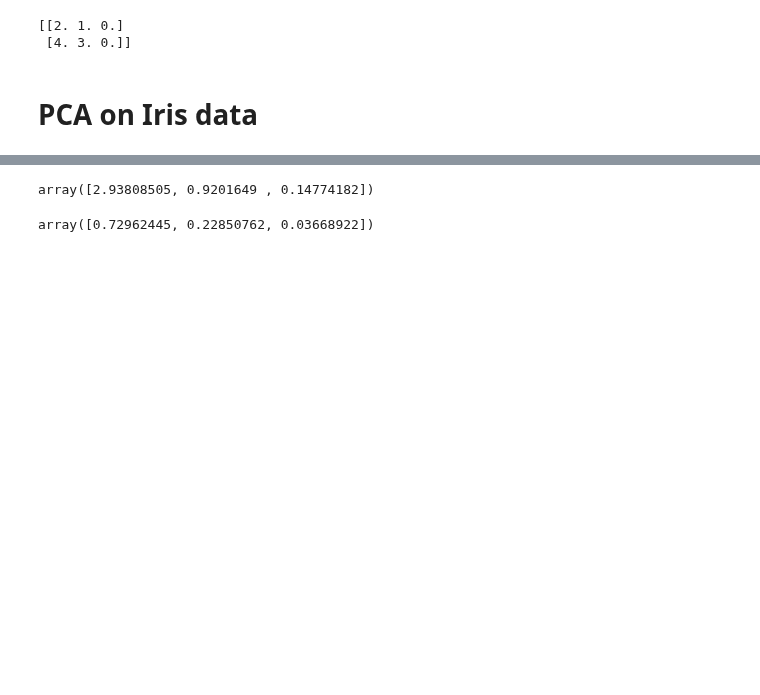
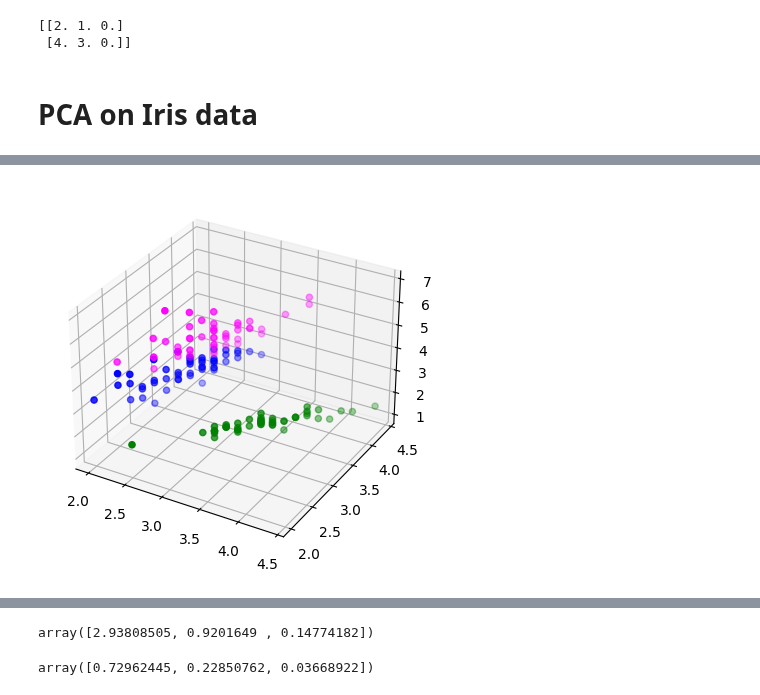
Before and after one commit to Dan5049/MPC-MLF, a Jupyter notebook: cv04/Copy_of_MPA_MLF_PCA_2_students.ipynb, the cells around one changed output, grey strips where cells are left out. Saved outputs shown, nothing was run; the diff lists cells and outputs as text; code cells hidden in the pictures; blank space fills up the shorter version.

```diff
--- a/cv04/Copy_of_MPA_MLF_PCA_2_students.ipynb
+++ b/cv04/Copy_of_MPA_MLF_PCA_2_students.ipynb
@@ -40,13 +52,16 @@ print(iris.target[:])
 # %%
 # We have 4 dimensions of data, plot the first three colums in 3D
 X=iris.data
 y=iris.target
 import matplotlib.pyplot as plt
+plt.figure()
 axes1=plt.axes(projection='3d')
 axes1.scatter3D(X[y==0,1],X[y==0,1],X[y==0,2],color='green')
 axes1.scatter3D(X[y==1,1],X[y==1,1],X[y==1,2],color='blue')
 axes1.scatter3D(X[y==2,1],X[y==2,1],X[y==2,2],color='magenta')
-plt.show
+plt.show()
+# %% [output]
+[figure, added]
 # %%
 # Pre-processing is an important step, you can try either StandardScaler (zero mean, unit variance of features)
 # or MinMaxScaler (to interval from 0 to 1)
```
Also changed, not shown: parts of 4 cells of this notebook.
